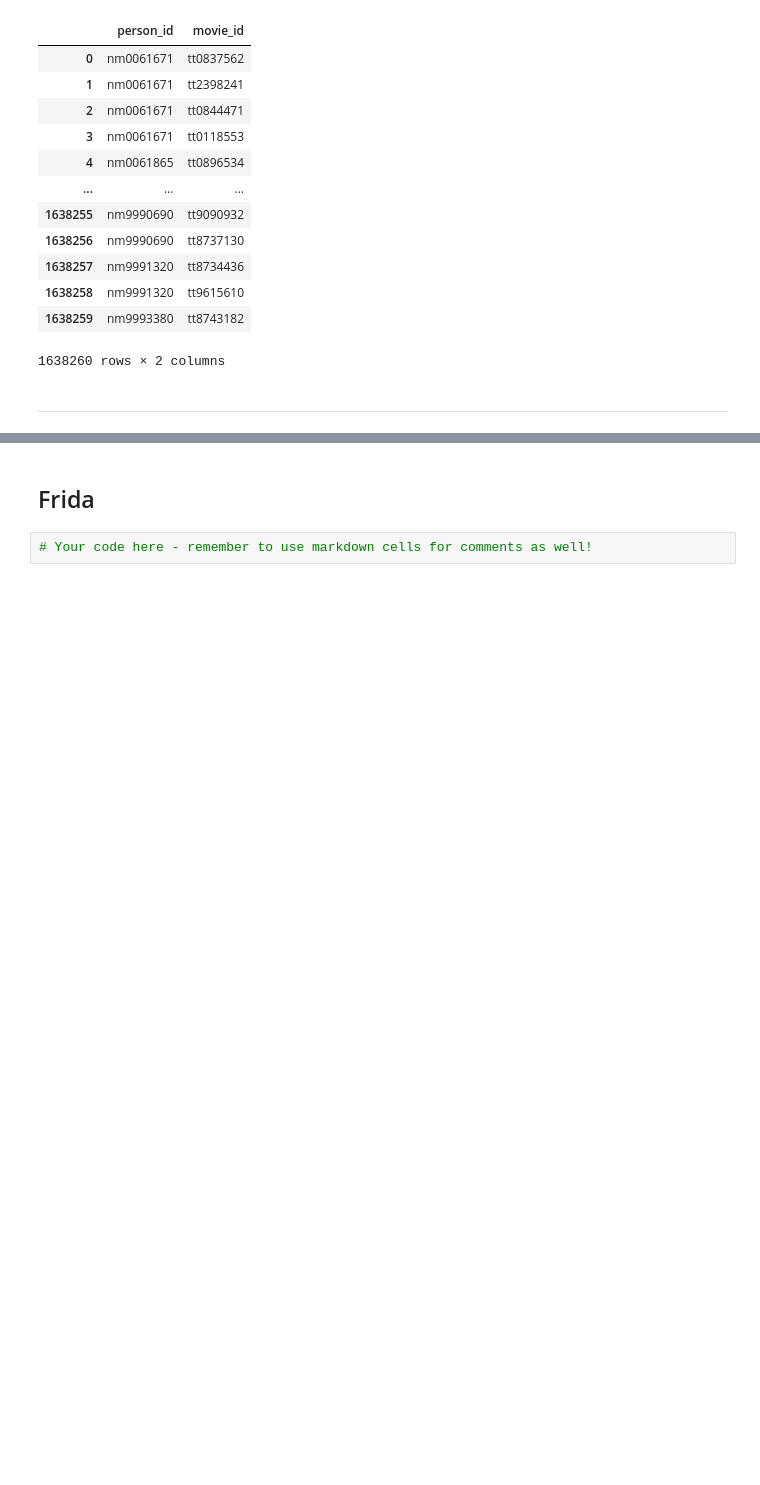
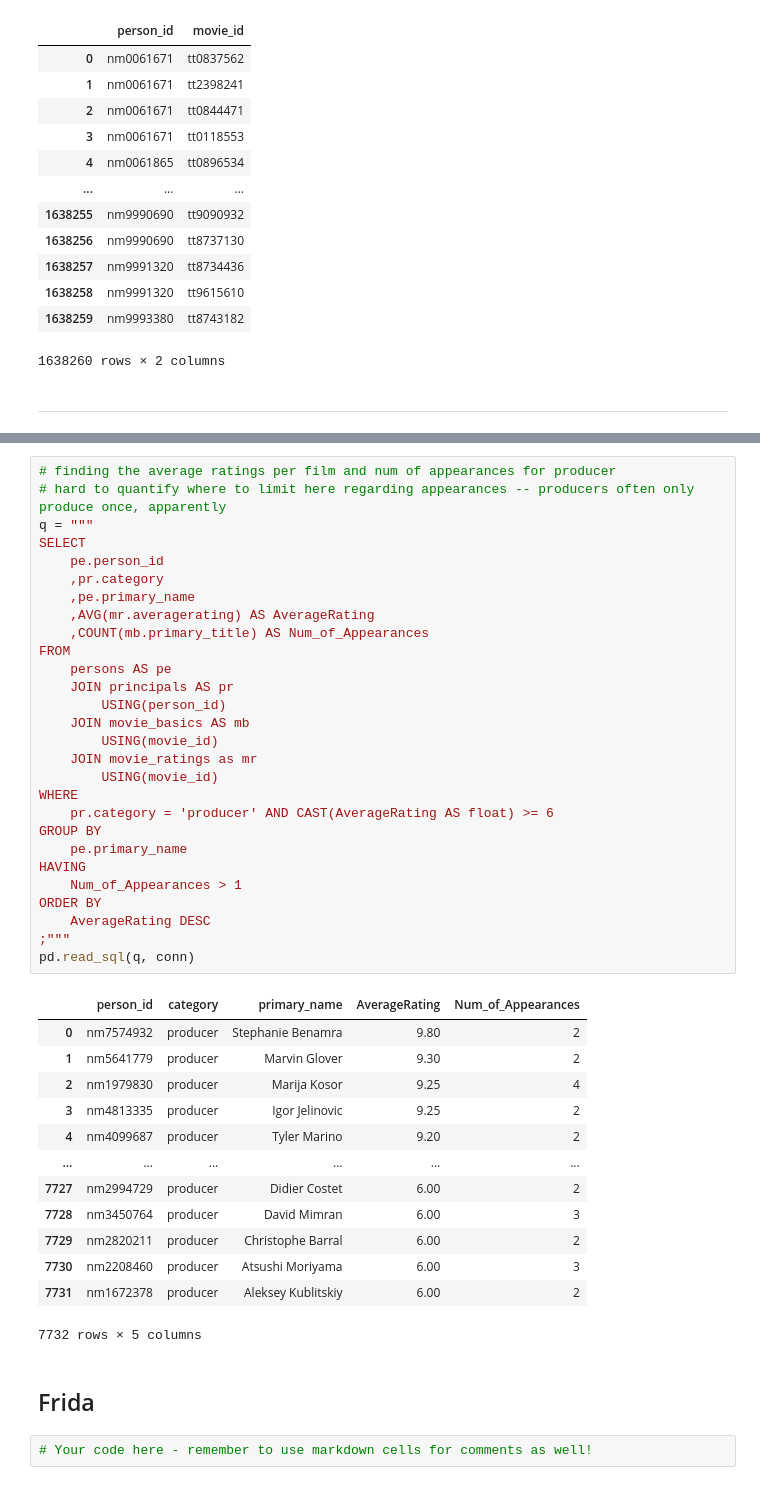
Before and after one commit to mfFrida/Capstone-Project-Semester-1, a Jupyter notebook: student.ipynb, the cells around one changed output, grey strips where cells are left out. Cells and saved outputs as stored; diff of their text form; blank space fills up the shorter version.

```diff
--- a/student.ipynb
+++ b/student.ipynb
@@ -269,3 +489,45 @@ pd.read_sql(q, conn)
+# %%
+# finding the average ratings per film and num of appearances for producer
+# hard to quantify where to limit here regarding appearances -- producers often only produce once, apparently
+q = """
+SELECT
+    pe.person_id
+    ,pr.category
+    ,pe.primary_name
+    ,AVG(mr.averagerating) AS AverageRating
+    ,COUNT(mb.primary_title) AS Num_of_Appearances
+FROM
+    persons AS pe
+    JOIN principals AS pr
+        USING(person_id)
+    JOIN movie_basics AS mb
+        USING(movie_id)
+    JOIN movie_ratings as mr
+        USING(movie_id)
+WHERE
+    pr.category = 'producer' AND CAST(AverageRating AS float) >= 6
+GROUP BY
+    pe.primary_name
+HAVING
+    Num_of_Appearances > 1
+ORDER BY
+    AverageRating DESC
+;"""
+pd.read_sql(q, conn)
+# %% [output]
+|  | person_id | category | primary_name | AverageRating | Num_of_Appearances |
+| 0 | nm7574932 | producer | Stephanie Benamra | 9.80 | 2 |
+| 1 | nm5641779 | producer | Marvin Glover | 9.30 | 2 |
+| 2 | nm1979830 | producer | Marija Kosor | 9.25 | 4 |
+| 3 | nm4813335 | producer | Igor Jelinovic | 9.25 | 2 |
+| 4 | nm4099687 | producer | Tyler Marino | 9.20 | 2 |
+| ... | ... | ... | ... | ... | ... |
+| 7727 | nm2994729 | producer | Didier Costet | 6.00 | 2 |
+| 7728 | nm3450764 | producer | David Mimran | 6.00 | 3 |
+| 7729 | nm2820211 | producer | Christophe Barral | 6.00 | 2 |
+| 7730 | nm2208460 | producer | Atsushi Moriyama | 6.00 | 3 |
+| 7731 | nm1672378 | producer | Aleksey Kublitskiy | 6.00 | 2 |
+7732 rows × 5 columns
 # %% [markdown]
 ## Frida
 # %%
```
Also changed, not shown: parts of 10 cells of this notebook.
